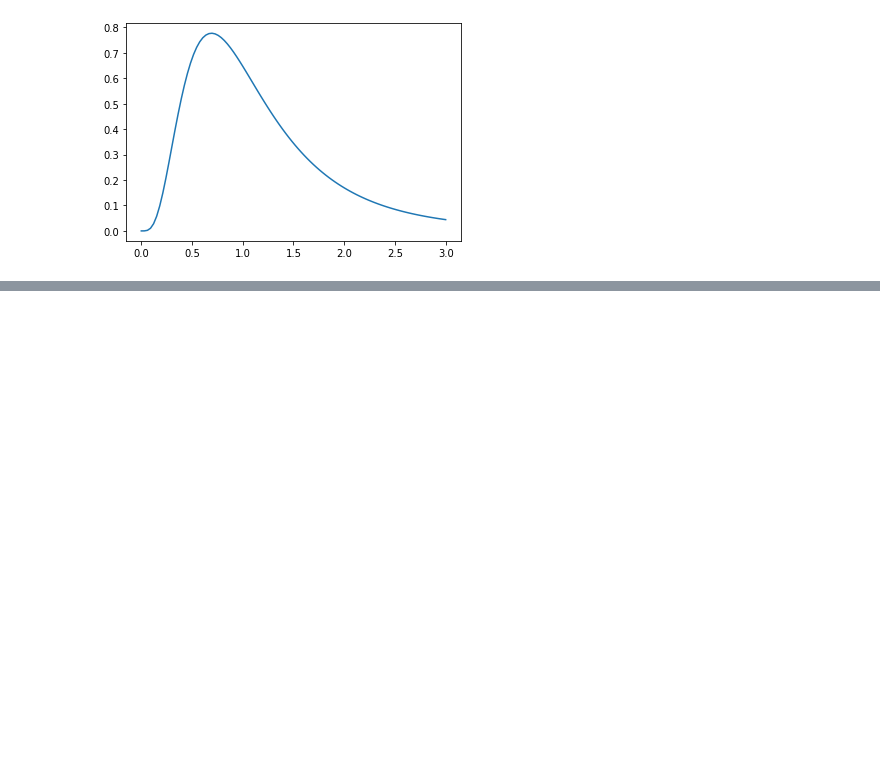
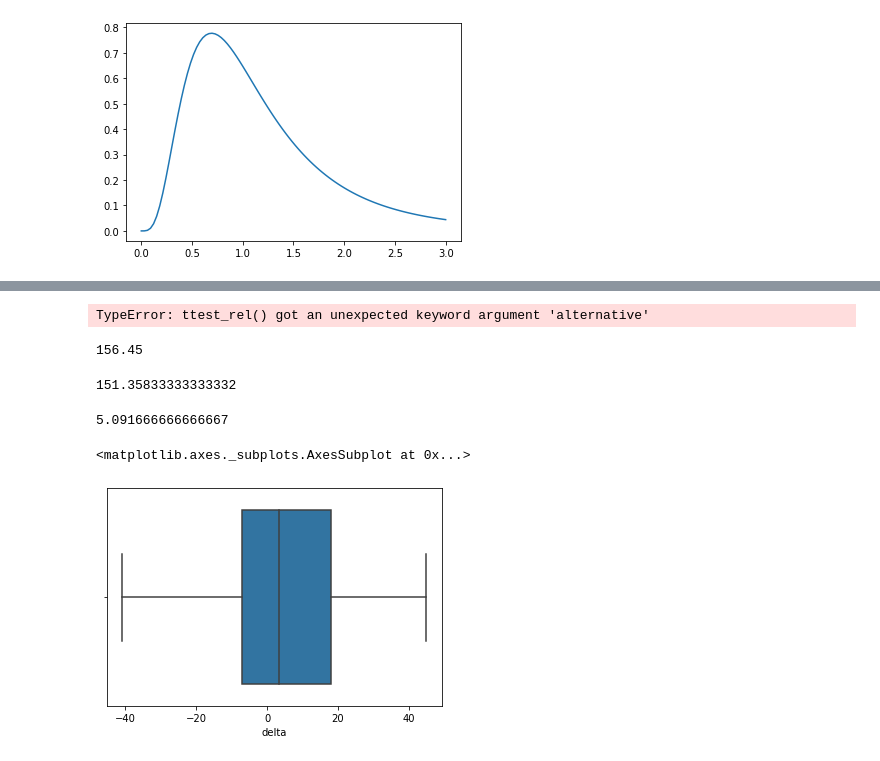
Before and after one commit to fellaini25/kame-python-statistics, a Jupyter notebook: basic-statistics.ipynb, the cells around one changed output, grey strips where cells are left out. Drawn from its saved outputs; the diff is of its cells as text; code cells hidden in the pictures; blank space fills up the shorter version.

```diff
--- a/basic-statistics.ipynb
+++ b/basic-statistics.ipynb
@@ -918,0 +921,2 @@ plt.plot(x, y)
+# %%
+bp_df = pd.read_csv("data/blood_pressure.csv")
@@ -918,0 +939,24 @@ plt.plot(x, y)
+# %%
+#このversionは片側検定できない
+stats.ttest_rel(bp_df["bp_before"], bp_df["bp_after"], alternative="greater")
+# %% [output]
+TypeError: ttest_rel() got an unexpected keyword argument 'alternative'
+# %%
+bp_df["bp_before"].mean()
+# %% [output]
+156.45
+# %%
+bp_df["bp_after"].mean()
+# %% [output]
+151.35833333333332
+# %%
+bp_df["delta"] = bp_df["bp_before"] - bp_df["bp_after"]
+# %%
+bp_df["delta"].mean()
+# %% [output]
+5.091666666666667
+# %%
+sns.boxplot(bp_df["delta"])
+# %% [output]
+<matplotlib.axes._subplots.AxesSubplot at 0x...>
+[figure, added]
```
Also changed, not shown: parts of 2 cells of this notebook, 3 other files.
